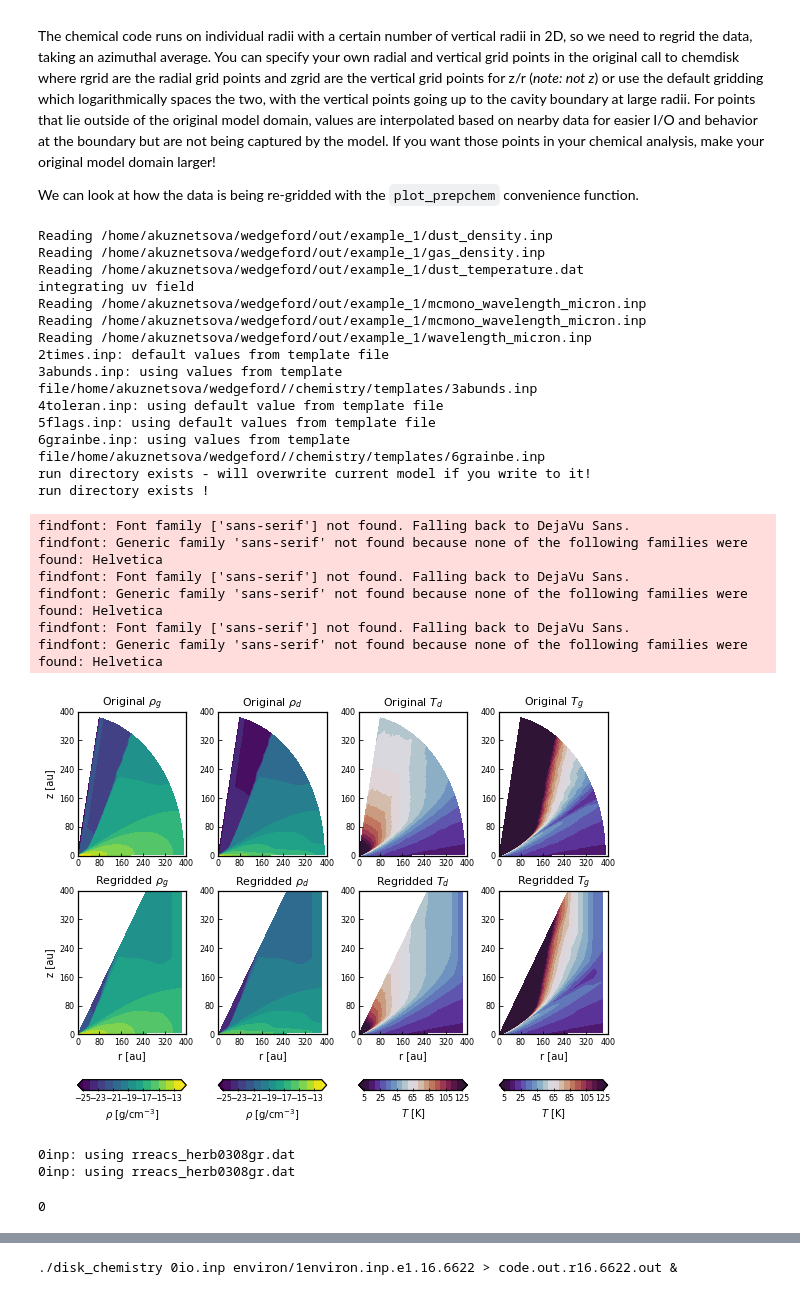
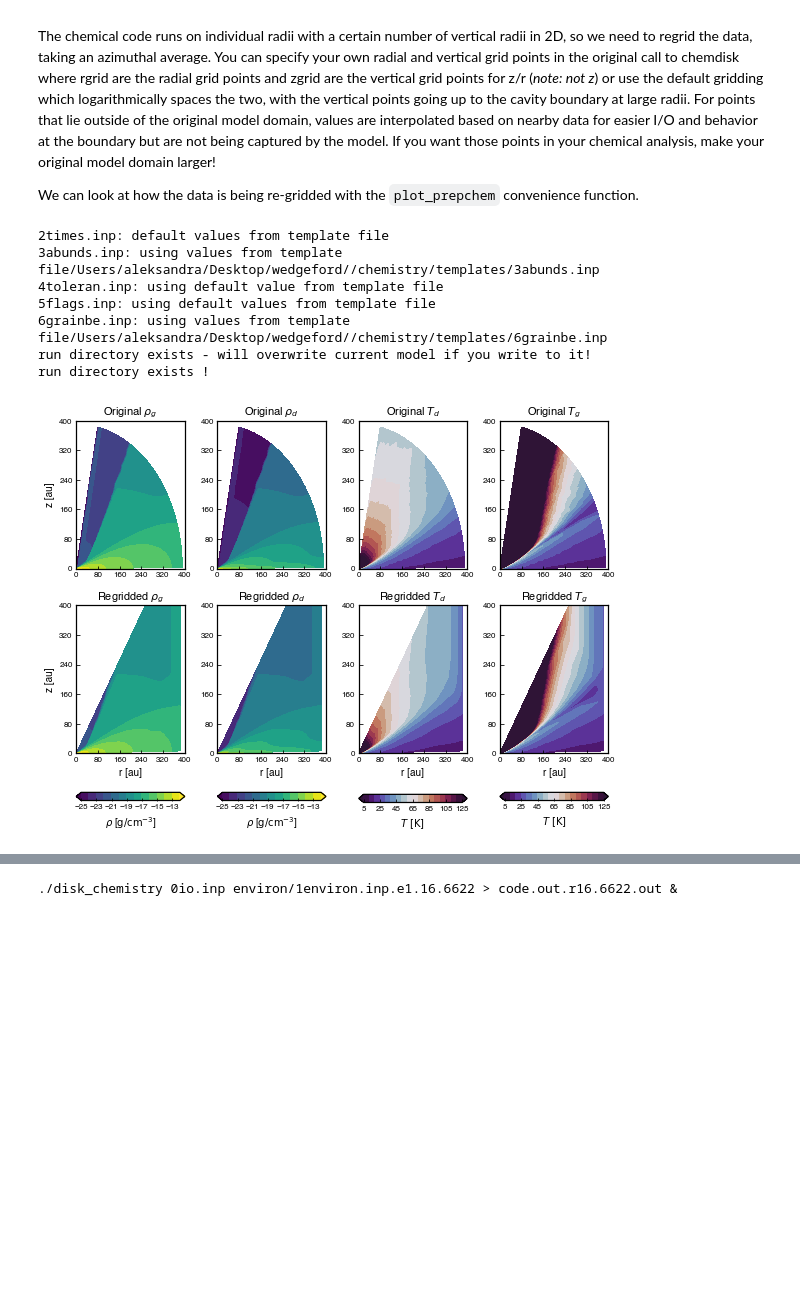
Before and after one commit to uconn-origins/wedgeford, a Jupyter notebook: example_1.ipynb, the cells around one changed output, grey strips where cells are left out. Cells and saved outputs as stored; diff of their text form; code cells hidden in the pictures; blank space fills up the shorter version.

```diff
--- a/example_1.ipynb
+++ b/example_1.ipynb
@@ -21,7 +22,7 @@ for example `m1.m.disk` are the disk parameters, `m1.m.star` are the star parame
 If you've already run radiative transfer for a model and want to generate the chemistry files, you can load in the model and proceed down to "Setting up the Chemistry"
 # %%
 outdir='out/example_1/'
-m1 = load_model(outdir)
+m1 = wedge.load_model(outdir)
 m1.m.print_params()
 # %% [output]
 directory exists - will overwrite current model if you write to it!
@@ -237,34 +210,15 @@ or use the default gridding which logarithmically spaces the two, with the verti
 
 We can look at how the data is being re-gridded with the `plot_prepchem` convenience function.
 # %%
-from models.prepchem import *
-c1 = chemdisk(m1,chemdir='/example_1/',rgrid=None,zgrid=None)
-plot_prechem(c1)
+import models.prepchem as wc
+c1 = wc.chemdisk(m1,chemdir='/example_1/',rgrid=None,zgrid=None)
+wc.plot_prechem(c1)
 # %% [output]
-Reading /home/akuznetsova/wedgeford/out/example_1/dust_density.inp
-Reading /home/akuznetsova/wedgeford/out/example_1/gas_density.inp
-Reading /home/akuznetsova/wedgeford/out/example_1/dust_temperature.dat
-integrating uv field
-Reading /home/akuznetsova/wedgeford/out/example_1/mcmono_wavelength_micron.inp
-Reading /home/akuznetsova/wedgeford/out/example_1/mcmono_wavelength_micron.inp
-Reading /home/akuznetsova/wedgeford/out/example_1/wavelength_micron.inp
 2times.inp: default values from template file
-3abunds.inp: using values from template file/home/akuznetsova/wedgeford//chemistry/templates/3abunds.inp
+3abunds.inp: using values from template file/Users/aleksandra/Desktop/wedgeford//chemistry/templates/3abunds.inp
 4toleran.inp: using default value from template file
 5flags.inp: using default values from template file
-6grainbe.inp: using values from template file/home/akuznetsova/wedgeford//chemistry/templates/6grainbe.inp
+6grainbe.inp: using values from template file/Users/aleksandra/Desktop/wedgeford//chemistry/templates/6grainbe.inp
 run directory exists - will overwrite current model if you write to it!
 run directory exists !
-findfont: Font family ['sans-serif'] not found. Falling back to DejaVu Sans.
-findfont: Generic family 'sans-serif' not found because none of the following families were found: Helvetica
-findfont: Font family ['sans-serif'] not found. Falling back to DejaVu Sans.
-findfont: Generic family 'sans-serif' not found because none of the following families were found: Helvetica
-findfont: Font family ['sans-serif'] not found. Falling back to DejaVu Sans.
-findfont: Generic family 'sans-serif' not found because none of the following families were found: Helvetica
-[figure, old version]
+[figure, new version]
-# %%
-write_0(c1)
-# %% [output]
-0inp: using rreacs_herb0308gr.dat
-0inp: using rreacs_herb0308gr.dat
-0
```
Also changed, not shown: parts of 21 cells of this notebook, 25 other files.
